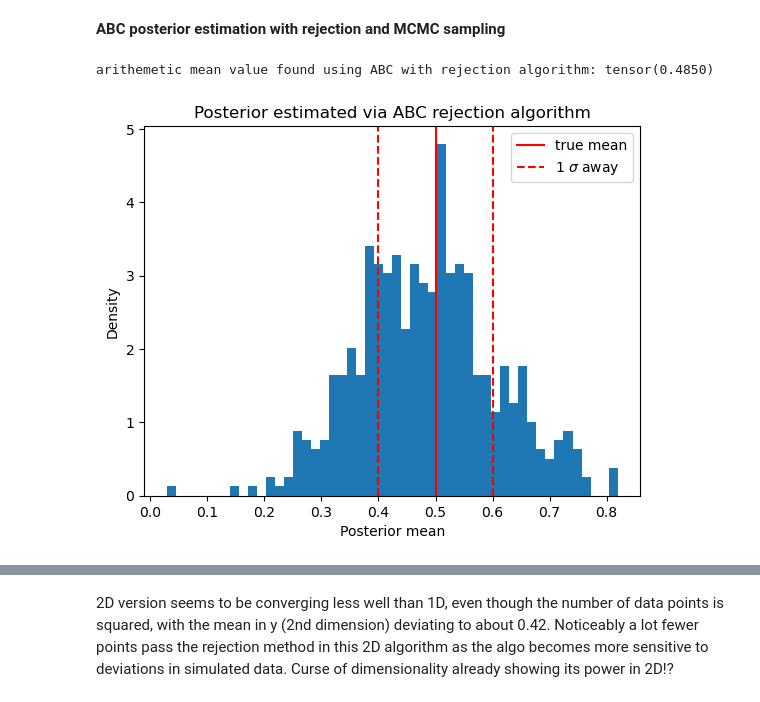
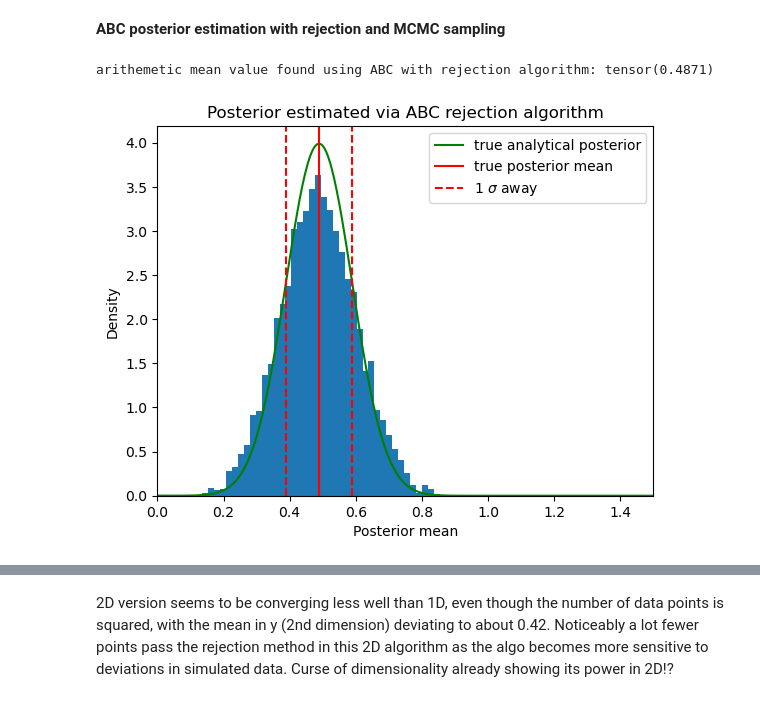
Before and after one commit to james-alvey-42/sbi-features, a Jupyter notebook: notebooks/2025-07-17-wk3-.ipynb, the cells around one changed output, grey strips where cells are left out. Cells and saved outputs as stored; diff of their text form; code cells hidden in the pictures.

```diff
--- a/notebooks/2025-07-17-wk3-.ipynb
+++ b/notebooks/2025-07-17-wk3-.ipynb
@@ -23,45 +23,53 @@ import numpy as np
 torch.random.manual_seed(13)
 
 num_dim = 1
-num_points = 10000
+num_points = 100000   #increase for convergence
 true_theta = 0.5 *torch.ones(num_dim)
 true_sd = 0.1 *torch.ones(num_dim)
 x_obs = torch.normal(mean=true_theta, std=true_sd)
 
 prior = utils.BoxUniform(low=-2*torch.ones(num_dim), high=2*torch.ones(num_dim))
 
 def simulator(theta):
     return theta + true_sd * torch.randn_like(theta)
 
 # in 1D case, reject x_sim points if > true_sd away from x_obs
 
 def rejection(x_obs, prior, epsilon=true_sd, N=num_points):
     accept = []  # to store accepted theta's
 
     for _ in range(N):
         theta = prior.sample((1,))
         x_sim = simulator(theta)
-        if torch.norm(x_sim - x_obs) < epsilon:
+        if torch.norm(x_sim - x_obs) < epsilon:  # ABC gives the true posterior in the limit of epsilon --> 0
             accept.append(theta)
     return torch.cat(accept, dim=0)
 
 posterior = rejection(x_obs, prior)
 print('arithemetic mean value found using ABC with rejection algorithm:',torch.mean(posterior))
 
+x_plot = np.linspace(-2,2,1000)
+from scipy.stats import norm
+analytic_posterior = norm.pdf(x_plot, x_obs, true_sd)
+
 plt.figure()
 plt.hist(posterior, density=True, bins=50)
+plt.plot(x_plot, analytic_posterior, label='true analytical posterior',ls='-', color='green')
 plt.xlabel('Posterior mean')
 plt.ylabel('Density')
 plt.title('Posterior estimated via ABC rejection algorithm')
-plt.axvline(x=0.5, color='red', label='true mean')
-plt.axvline(x=0.4, color='red', ls='--', label='1 $\sigma$ away')
-plt.axvline(x=0.6, color='red', ls='--')
-# plt.xlim(-2,2)
+plt.axvline(x=float(x_obs), color='red', label='true posterior mean')
+plt.axvline(x=float(x_obs - true_sd), color='red', ls='--', label='1 $\sigma$ away')
+plt.axvline(x=float(x_obs + true_sd), color='red', ls='--')
+plt.xlim(0.0,1.5)
 plt.legend()
 plt.show()
+
+# compare with the true posterior (gaussian about x0)
+# reduce epsilon reduces effective sample size
 # %% [output]
-arithemetic mean value found using ABC with rejection algorithm: tensor(0.4850)
+arithemetic mean value found using ABC with rejection algorithm: tensor(0.4871)
-[figure, old version]
+[figure, new version]
 # %%
 # 2D with rejection
 torch.random.manual_seed(13)
```
Also changed, not shown: parts of 3 cells of this notebook.
